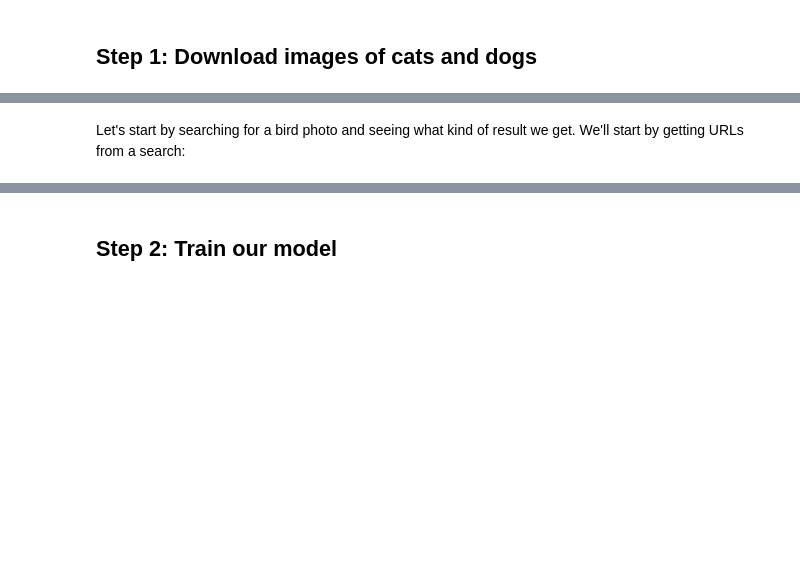
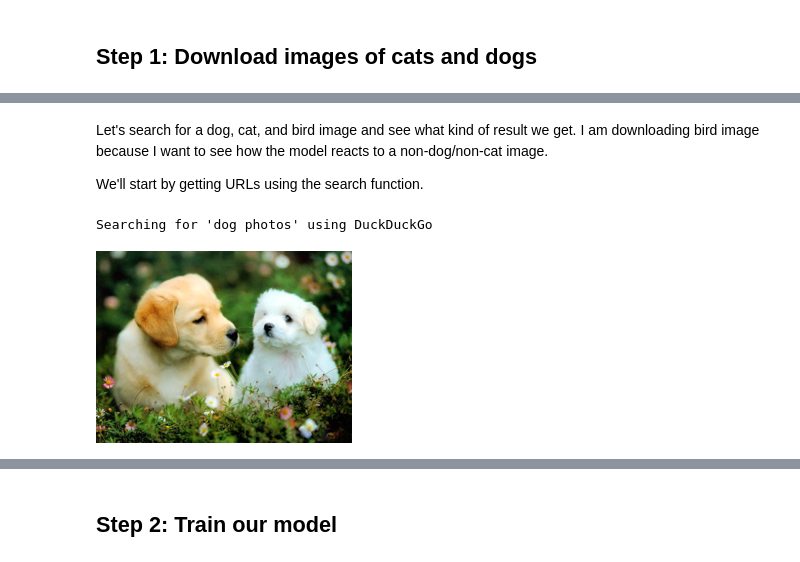
Before and after one commit to dphummel/AI, a Jupyter notebook: computer-vision-is-it-a-dog.ipynb, the cells around one changed output, grey strips where cells are left out. Cells and saved outputs as stored; diff of their text form; code cells hidden in the pictures; blank space fills up the shorter version.

Commit message:
Kaggle Notebook | Computer Vision - Is it a dog or a cat? | Version 20

```diff
--- a/computer-vision-is-it-a-dog.ipynb
+++ b/computer-vision-is-it-a-dog.ipynb
@@ -36,14 +39,20 @@ def search_images(term, max=30):
   return search_images_ddg(term, max_images=max)
 # %% [markdown]
-Let's start by searching for a bird photo and seeing what kind of result we get. We'll start by getting URLs from a search:
+Let's search for a dog, cat, and bird image and see what kind of result we get. I am downloading bird image because I want to see how the model reacts to a non-dog/non-cat image.
+
+We'll start by getting URLs using the search function.
 # %%
+# Q: Why do I need to load fastai.vision.all?
 from fastdownload import download_url
 from fastai.vision.all import *
 
-# Download a dog image
-urls = search_images('dog photos', max=4)
+# Download and display a single dog image
+urls = search_images('dog photos', max=1)
 dest = 'dog.jpg'
-download_url(urls[3], dest, show_progress=False)
+download_url(urls[0], dest, show_progress=False)
 im = Image.open(dest)
 im.to_thumb(256,256)
+# %% [output]
+Searching for 'dog photos' using DuckDuckGo
+[figure, added]
 # %%
```
Also changed, not shown: parts of 13 cells of this notebook.
